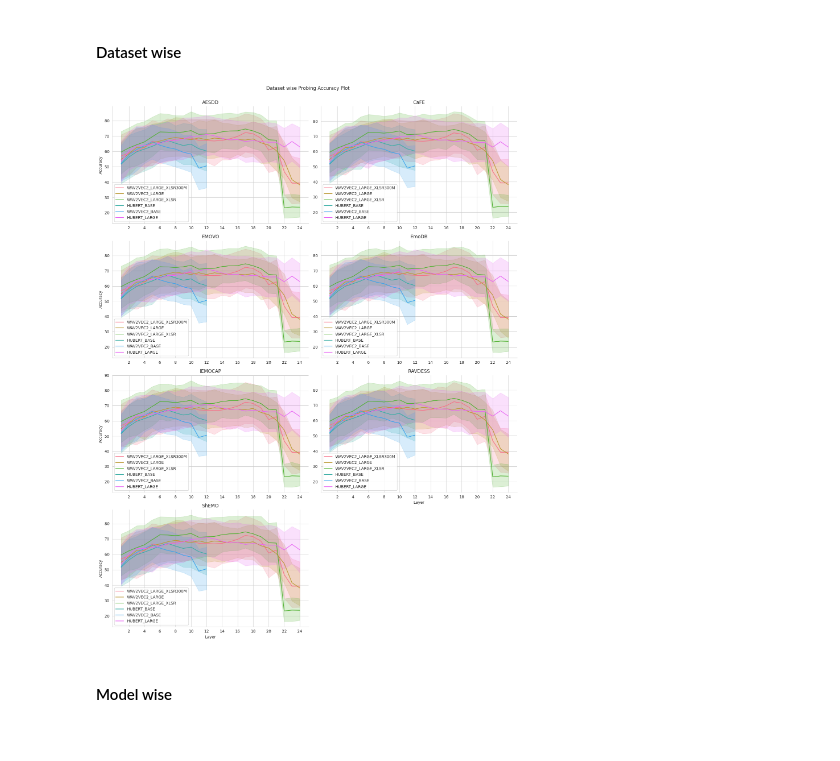
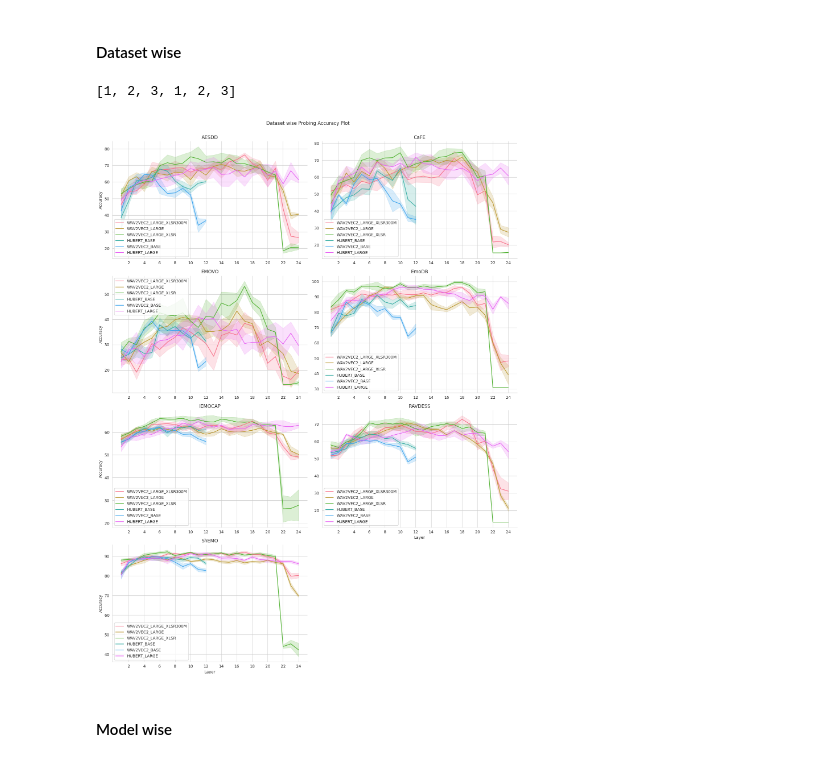
Before and after one commit to 95anantsingh/Decoding-Emotions, a Jupyter notebook: summary.ipynb, the cells around one changed output. Drawn from its saved outputs; the diff is of its cells as text; code cells hidden in the pictures.

Commit message:
plot bug fix

```diff
--- a/summary.ipynb
+++ b/summary.ipynb
@@ -94,0 +106,4 @@ probing_summary.sort_values(['dataset','model']).reset_index(drop=True).to_csv(o
+# %%
+a*2
+# %% [output]
+[1, 2, 3, 1, 2, 3]
@@ -104,42 +122,44 @@ for idx in range(len(datasets)):
     dataset= datasets[idx]
     mean_accs, layers, models = [], [], []
     df = probing_summary[probing_summary.dataset==dataset]
-    for row in range(probing_summary.shape[0]):
-        mean_accs.extend(probing_summary.iloc[row].mean_accuracy)
-        models.extend(([probing_summary.iloc[row].model]*len(probing_summary.iloc[row].mean_accuracy)))
-        layers.extend([*range(1,len(probing_summary.iloc[row].mean_accuracy)+1)])
+    for row in range(df.shape[0]):
+        mean_accs.extend(df.iloc[row].mean_accuracy)
+        mean_accs.extend(np.array(df.iloc[row].mean_accuracy)+np.array(df.iloc[row].std_accuracy))
+        mean_accs.extend(np.array(df.iloc[row].mean_accuracy)-np.array(df.iloc[row].std_accuracy))
+        models.extend(([df.iloc[row].model]*len(df.iloc[row].mean_accuracy)*3))
+        layers.extend([*range(1,len(df.iloc[row].mean_accuracy)+1)]*3)
     df = pd.DataFrame.from_dict(dict(model=models,layer=layers,mean_accuracy=mean_accs))
 
     # Plot the lines
-    sns.lineplot(df ,x='layer',y='mean_accuracy', hue='model',dashes=False,palette=sns.color_palette("husl",len(df.model.unique())),ax=ax)
+    sns.lineplot(df ,x='layer',y='mean_accuracy', hue='model',dashes=False,palette=sns.color_palette("husl",len(df.model.unique())),errorbar=('ci',100),ax=ax)
     # Adjust border
     sns.despine(top=True,right=True)
 
     # Set Labels, legends and ticks
     ax.set_title(dataset)
     ax.set_xlabel("")
     ax.set_ylabel("")
     ax.legend(facecolor="w")#,loc=4,title='IDR')
     ax.set_xticks([*range(2,25,2)],labels=[*range(2,25,2)])
     # ax.set_xlim(1,30.6)
 
 # Plot
 axes[-2].set_xlabel("Layer")
 axes[-3].set_xlabel("Layer")
 axes[0].set_ylabel("Accuracy")
 axes[2].set_ylabel("Accuracy")
 axes[4].set_ylabel("Accuracy")
 axes[6].set_ylabel("Accuracy")
 axes[-1].axis('off')
 plt.suptitle('Dataset wise Probing Accuracy Plot\n\n')
 plt.tight_layout()
 
 plt.savefig(os.path.join(output_dir,'dataset_wise_probing_accuracy_plot.png'),bbox_inches="tight");
 # plt.savefig(os.path.join(output_dir,'dataset_wise_probing_accuracy_plot.svg'),bbox_inches="tight");
 
 # plt.clf();
 # plt.close('all');
 # %% [output]
-[figure, old version]
+[figure, new version]
 # %% [markdown]
 #### Model wise
```
Also changed, not shown: parts of 7 cells of this notebook, 2 other files.
